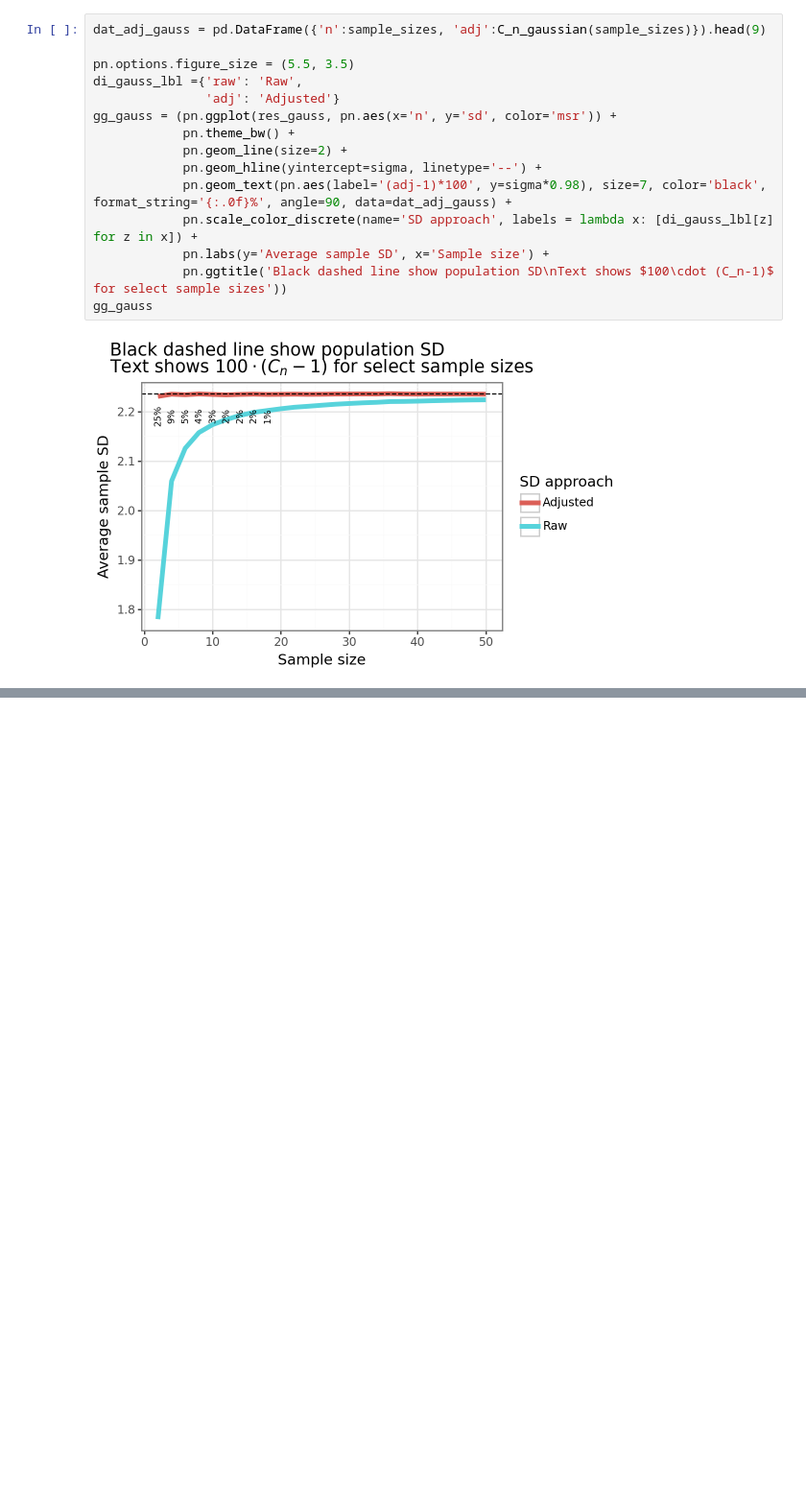
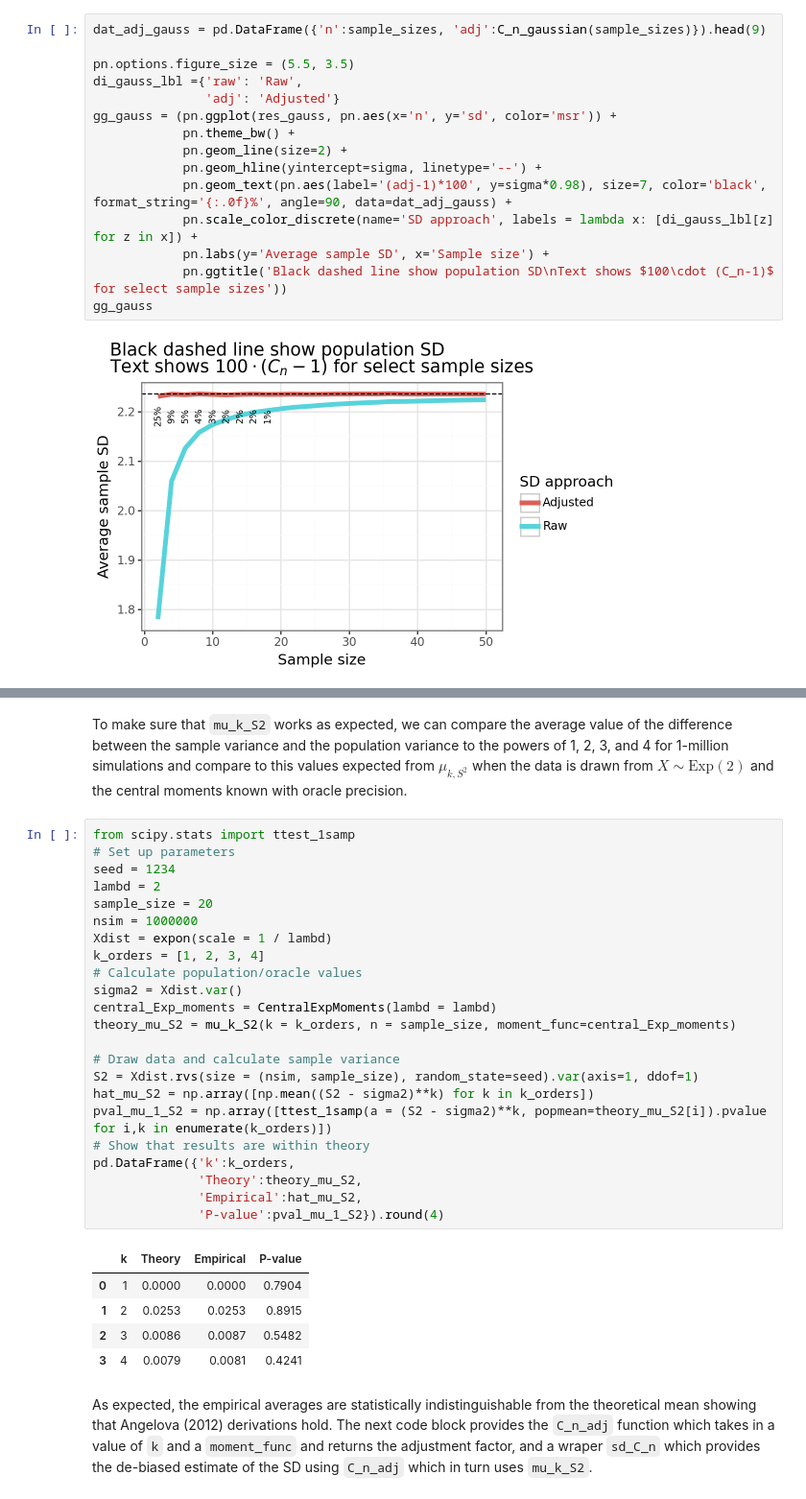
Before and after one commit to erikdrysdale/erikdrysdale.github.io, a Jupyter notebook: _rmd/extra_debias_sd/post.ipynb, the cells around one changed output, grey strips where cells are left out. Shown at 96% size. Cells and saved outputs as stored; diff of their text form; blank space fills up the shorter version.

```diff
--- a/_rmd/extra_debias_sd/post.ipynb
+++ b/_rmd/extra_debias_sd/post.ipynb
@@ -383,0 +382,33 @@ pd.DataFrame({'k':[1,2,3,4],
+# %% [markdown]
+To make sure that `mu_k_S2` works as expected, we can compare the average value of the difference between the sample variance and the population variance to the powers of 1, 2, 3, and 4 for 1-million simulations and compare to this values expected from $\mu_{k,S^2}$ when the data is drawn from $X \sim \text{Exp}(2)$ and the central moments known with oracle precision.
+# %%
+from scipy.stats import ttest_1samp
+# Set up parameters
+seed = 1234
+lambd = 2
+sample_size = 20
+nsim = 1000000
+Xdist = expon(scale = 1 / lambd)
+k_orders = [1, 2, 3, 4]
+# Calculate population/oracle values
+sigma2 = Xdist.var()
+central_Exp_moments = CentralExpMoments(lambd = lambd)
+theory_mu_S2 = mu_k_S2(k = k_orders, n = sample_size, moment_func=central_Exp_moments)
+
+# Draw data and calculate sample variance
+S2 = Xdist.rvs(size = (nsim, sample_size), random_state=seed).var(axis=1, ddof=1)
+hat_mu_S2 = np.array([np.mean((S2 - sigma2)**k) for k in k_orders])
+pval_mu_1_S2 = np.array([ttest_1samp(a = (S2 - sigma2)**k, popmean=theory_mu_S2[i]).pvalue for i,k in enumerate(k_orders)])
+# Show that results are within theory
+pd.DataFrame({'k':k_orders,
+              'Theory':theory_mu_S2,
+              'Empirical':hat_mu_S2,
+              'P-value':pval_mu_1_S2}).round(4)
+# %% [output]
+|  | k | Theory | Empirical | P-value |
+| 0 | 1 | 0.0000 | 0.0000 | 0.7904 |
+| 1 | 2 | 0.0253 | 0.0253 | 0.8915 |
+| 2 | 3 | 0.0086 | 0.0087 | 0.5482 |
+| 3 | 4 | 0.0079 | 0.0081 | 0.4241 |
+# %% [markdown]
+As expected, the empirical averages are statistically indistinguishable from the theoretical mean showing that Angelova (2012) derivations hold. The next code block provides the `C_n_adj` function which takes in a value of `k` and a `moment_func` and returns the adjustment factor, and a wraper `sd_C_n` which provides the de-biased estimate of the SD using `C_n_adj` which in turn uses `mu_k_S2`.
```
Also changed, not shown: parts of 26 cells of this notebook.
